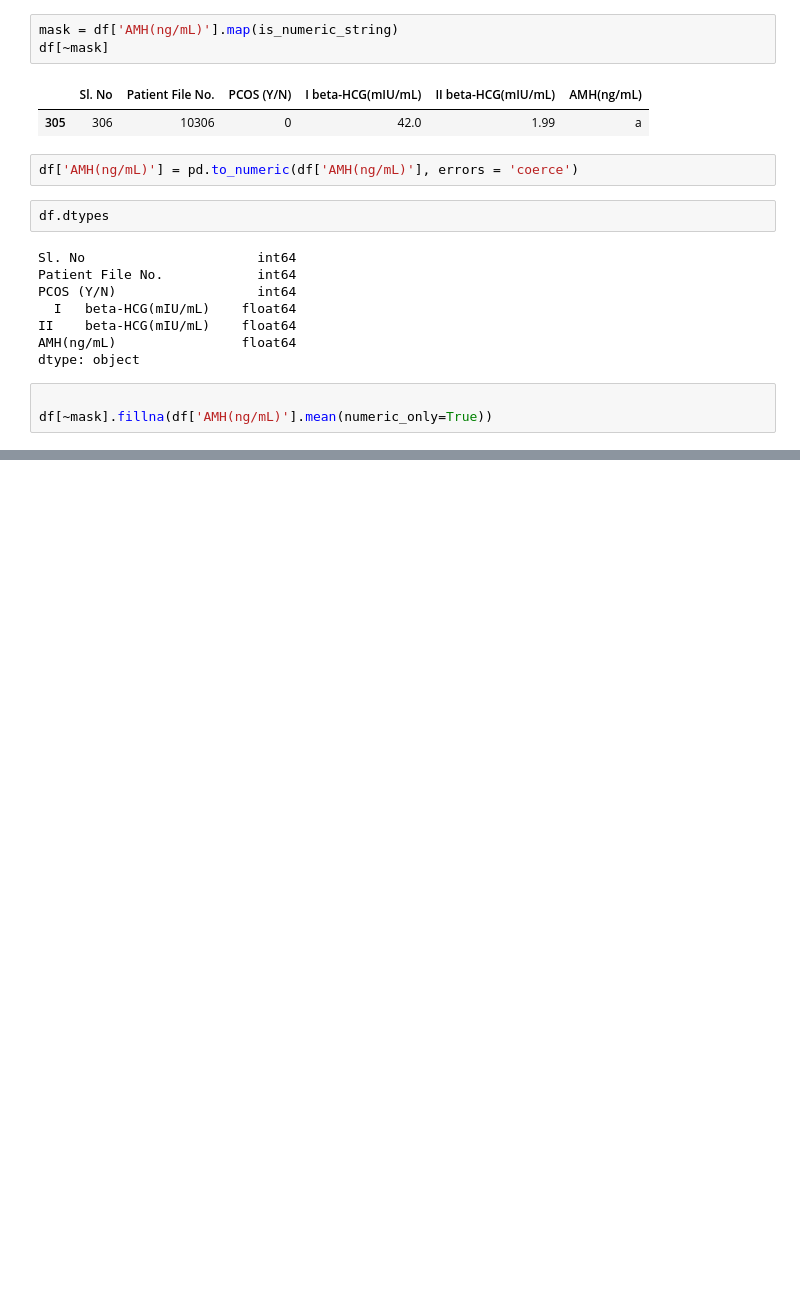
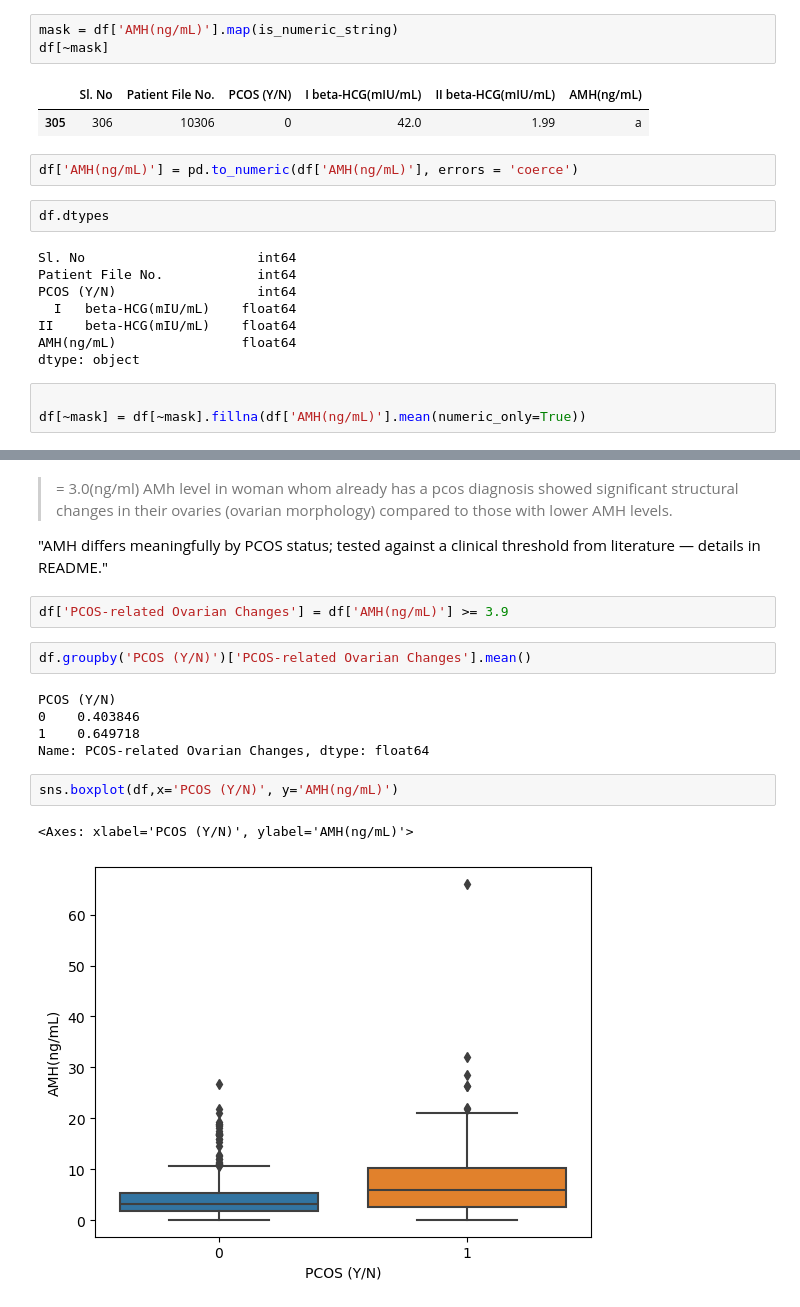
Before and after one commit to Pujakadayat/pcos-detection-ml, a Jupyter notebook: pcos_detection.ipynb, the cells around one changed output, grey strips where cells are left out. Cells and saved outputs as stored; diff of their text form; blank space fills up the shorter version.

Commit message:
Analyze AMH/beta-HCG vs PCOS status: group comparisons, clinical threshold test, outlier investigation

```diff
--- a/pcos_detection.ipynb
+++ b/pcos_detection.ipynb
@@ -77,4 +79,4 @@ AMH(ng/mL)                float64
 dtype: object
 # %%
 
-df[~mask].fillna(df['AMH(ng/mL)'].mean(numeric_only=True))
+df[~mask] = df[~mask].fillna(df['AMH(ng/mL)'].mean(numeric_only=True))
@@ -92,0 +123,18 @@ dtype: object
+# %% [markdown]
+>= 3.0(ng/ml) AMh level in woman whom already has a pcos  diagnosis showed significant structural changes in their ovaries (ovarian morphology) compared to those with lower AMH levels.
+
+"AMH differs meaningfully by PCOS status; tested against a clinical threshold from literature — details in README."
+# %%
+df['PCOS-related Ovarian Changes'] = df['AMH(ng/mL)'] >= 3.9
+# %%
+df.groupby('PCOS (Y/N)')['PCOS-related Ovarian Changes'].mean()
+# %% [output]
+PCOS (Y/N)
+0    0.403846
+1    0.649718
+Name: PCOS-related Ovarian Changes, dtype: float64
+# %%
+sns.boxplot(df,x='PCOS (Y/N)', y='AMH(ng/mL)')
+# %% [output]
+<Axes: xlabel='PCOS (Y/N)', ylabel='AMH(ng/mL)'>
+[figure, added]
```
Also changed, not shown: parts of 10 cells of this notebook.
